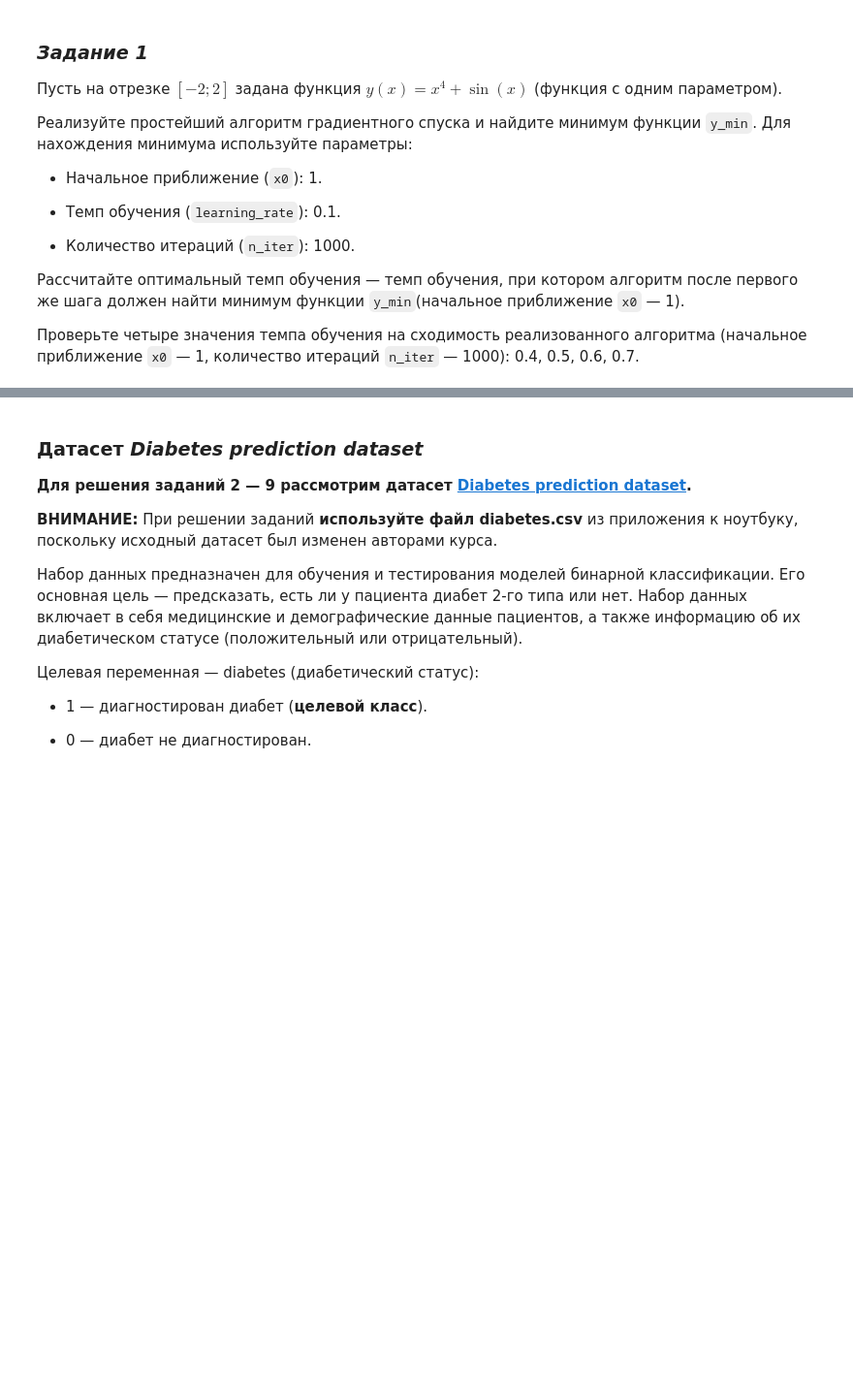
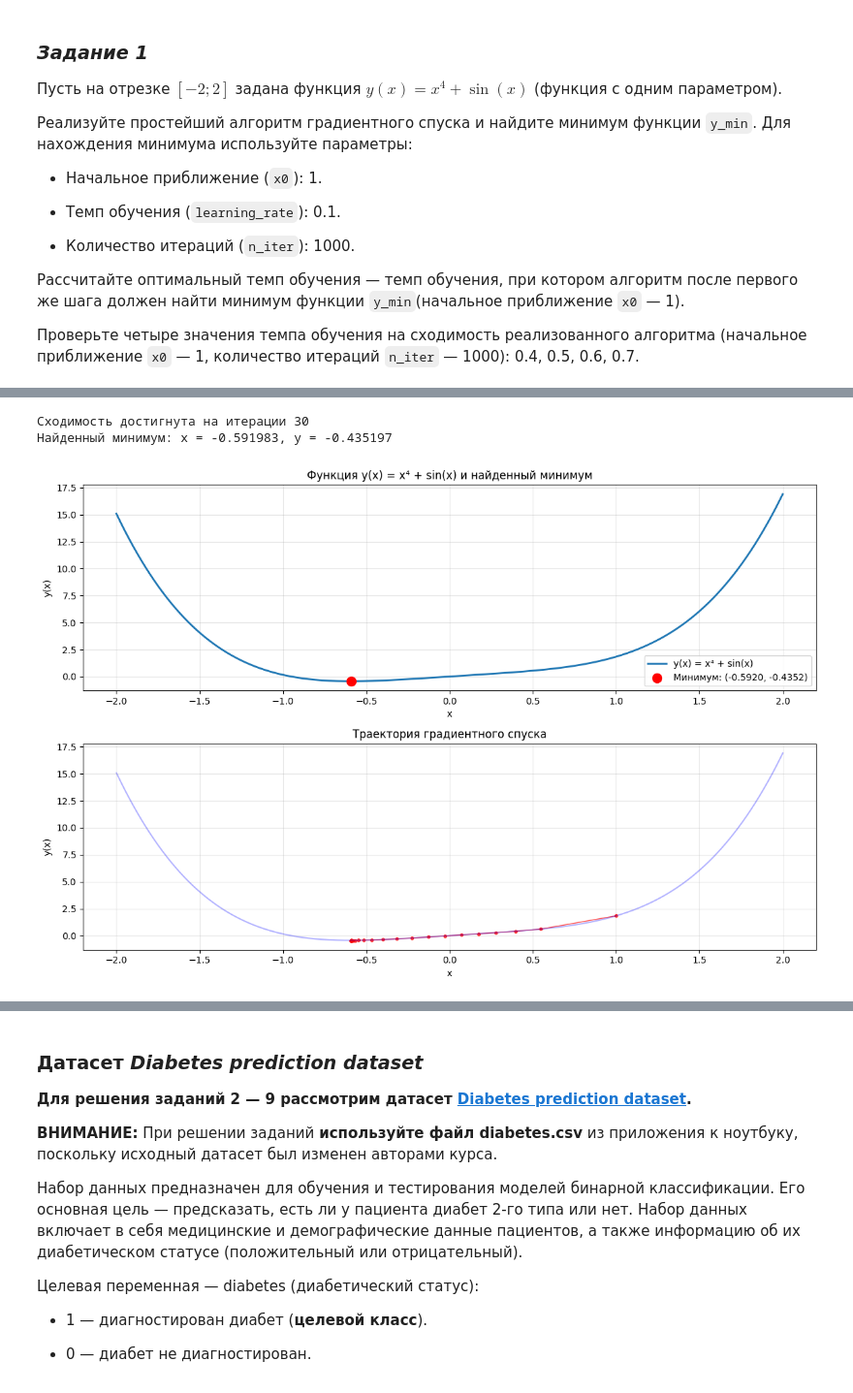
Before and after one commit to HoshiBatista/ODS.ai-Classic-ML-course, a Jupyter notebook: notebooks/home_work_2/02. Задание.ipynb, the cells around one changed output, grey strips where cells are left out. Shown at 97% size. Drawn from its saved outputs; the diff is of its cells as text; code cells hidden in the pictures; blank space fills up the shorter version.

```diff
--- a/notebooks/home_work_2/02. Задание.ipynb
+++ b/notebooks/home_work_2/02. Задание.ipynb
@@ -191,7 +205,7 @@ def func_y(x):
     Возвращает:
         float: Значение функции y в точке x.
     """
-    ...
+    return np.float_power(x, 4) + np.sin(x)
 # %%
 # Дополните функцию gradient_y
 # Подсказка: используйте производную функции y(x)
@@ -206,7 +220,7 @@ def gradient_y(x):
     Возвращает:
         float: Значение градиента функции y в точке x.
     """
-    ...
+    return 4*np.float_power(x, 3) + np.cos(x)
 # %%
 # Постройте график функции y на отрезке [-2; 2]
 
@@ -228,5 +239,0 @@ n_iter = 1000
-# %%
-# Найдите минимум функции y
-
-x_min = ...
-y_min = ...
@@ -244,0 +277,38 @@ plt.show()
+# %%
+# Найдите минимум функции y
+
+x_min, y_min, x_history, y_history = gradient_descent(x0, learning_rate, n_iter, gradient_y, func_y)
+
+print(f"Найденный минимум: x = {x_min:.6f}, y = {y_min:.6f}")
+# %% [output]
+Сходимость достигнута на итерации 30
+Найденный минимум: x = -0.591983, y = -0.435197
+# %%
+# Постройте график функции y на отрезке [-2; 2]
+# Дополните график точкой минимума
+
+plt.figure(figsize=(12, 8))
+
+# Основной график функции
+plt.subplot(2, 1, 1)
+plt.plot(x, y, label='y(x) = x⁴ + sin(x)', linewidth=2)
+plt.scatter(x=x_min, y=y_min, color='red', s=100, zorder=5,
+           label=f'Минимум: ({x_min:.4f}, {y_min:.4f})')
+plt.xlabel('x')
+plt.ylabel('y(x)')
+plt.title('Функция y(x) = x⁴ + sin(x) и найденный минимум')
+plt.grid(True, alpha=0.3)
+plt.legend()
+
+plt.subplot(2, 1, 2)
+plt.plot(x_history, y_history, 'ro-', markersize=3, linewidth=1, alpha=0.7)
+plt.plot(x, y, 'b-', alpha=0.3)
+plt.xlabel('x')
+plt.ylabel('y(x)')
+plt.title('Траектория градиентного спуска')
+plt.grid(True, alpha=0.3)
+
+plt.tight_layout()
+plt.show()
+# %% [output]
+[figure, added]
```
Also changed, not shown: parts of 10 cells of this notebook.
